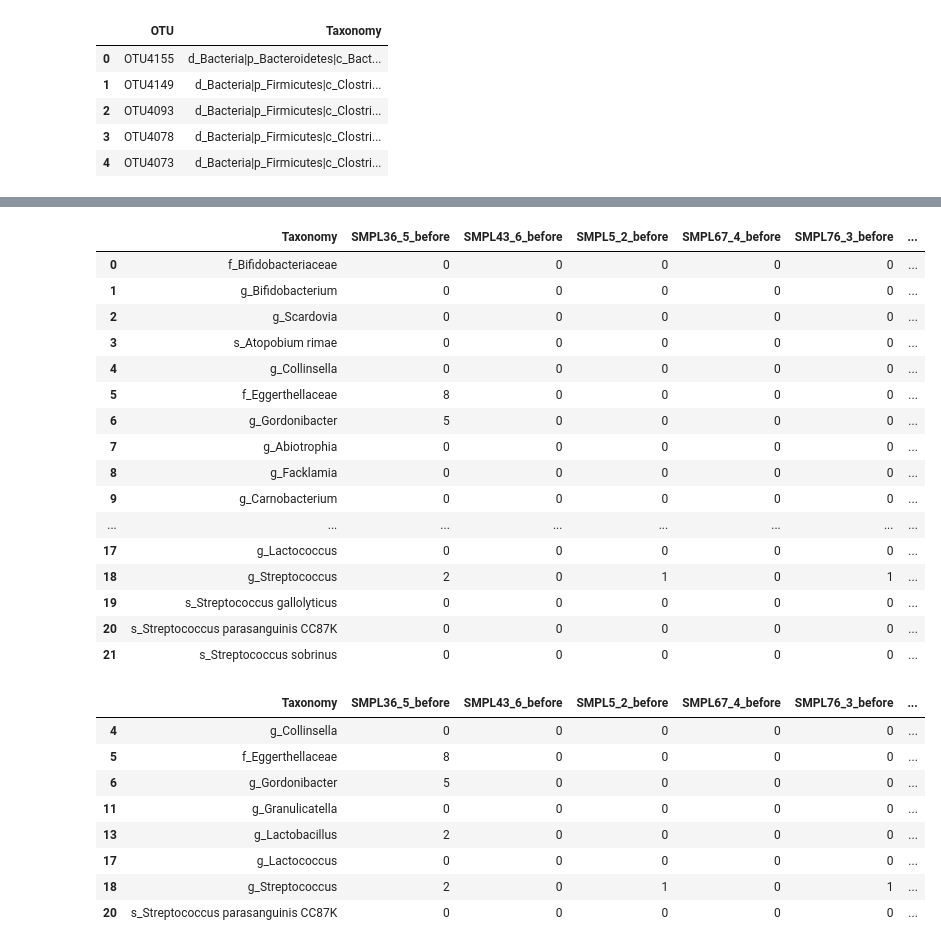
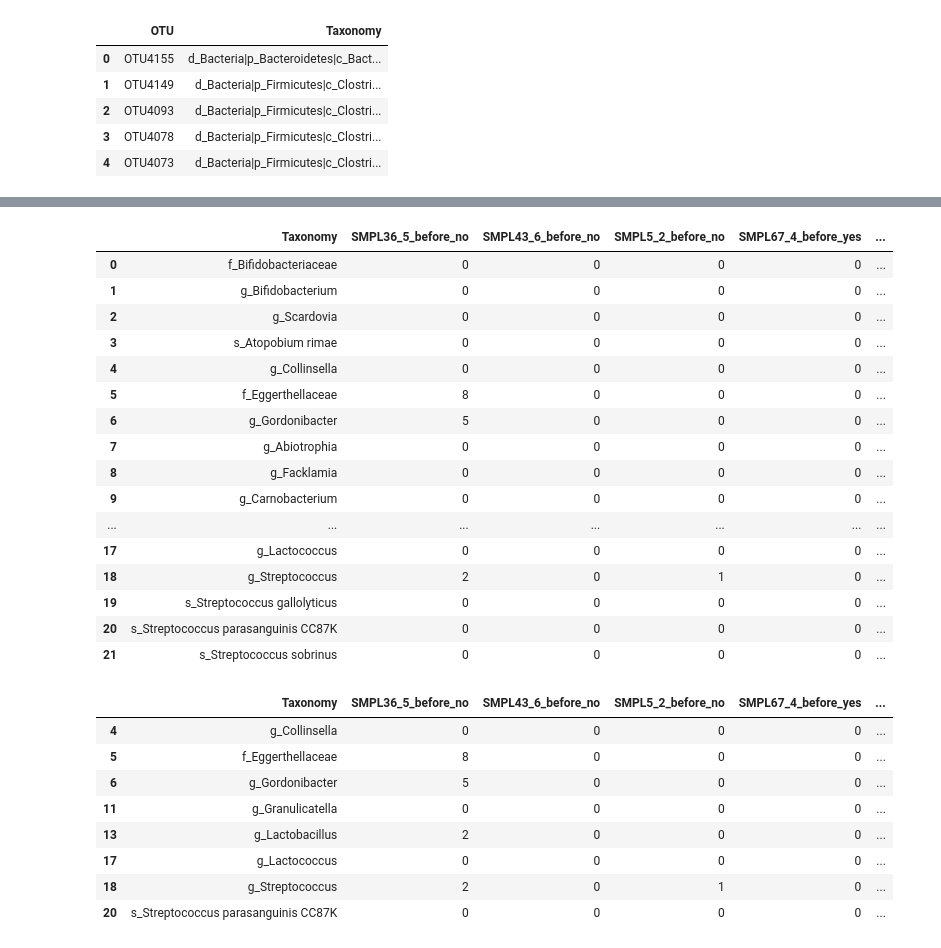
Before and after one commit to M100ika/data_analyzing_04_01_2024, a Jupyter notebook: 14.01.2024.ipynb, the cells around one changed output, grey strips where cells are left out. Cells and saved outputs as stored; diff of their text form; code cells hidden in the pictures.

```diff
--- a/14.01.2024.ipynb
+++ b/14.01.2024.ipynb
@@ -65,9 +65,10 @@ for col in merged_df.columns:
         merged_df = merged_df.rename(columns={col: col.replace('OTU_', 'OTU')})
 
 # Вывод результата
+merged_df_group = merged_df.drop(columns=['GROUP', 'date of birth'])
 merged_df = merged_df.drop(columns=['GROUP', 'date of birth'])
-merged_df.to_csv('dataframes/output/otu/otu_starting.csv', sep='\t')
-merged_df
+
+merged_df_group
 # %% [output]
 |  | SampleID | sample | day of research | OTU1 | OTU2 | OTU3 | OTU4 | OTU5 | OTU6 | OTU7 | ... |
 | 0 | SMPL4 | 1 | 60 | 15 | 3 | 2 | 8 | 123 | 2 | 1 | ... |
@@ -159,6 +190,9 @@ hiera_blast.head()
 | 4 | OTU4073 | d_Bacteria|p_Firmicutes|c_Clostri... |
 # %%
 long_merged_df = pd.melt(merged_df, id_vars=['SampleID','ModifiedSampleID'], var_name='OTU', value_name='Value')
+long_merged_df_group = pd.melt(merged_df_group, id_vars=['SampleID','ModifiedSampleID'], var_name='OTU', value_name='Value')
 
 # Объединяем hiera_blast с long_merged_df по столбцу 'OTU'
 merged_result = pd.merge(hiera_blast, long_merged_df, on='OTU', how='inner')
+merged_df_group_result = pd.merge(hiera_blast, long_merged_df_group, on='OTU', how='inner')
+merged_df_group_result
@@ -165,5 +213,6 @@ merged_result = pd.merge(hiera_blast, long_merged_df, on='OTU', how='inner')
 # %%
 merged_result_lacto_bifido_coll_corio = merged_result[merged_result['Taxonomy'].str.contains('Lactobacillales|Bifidobacteriales|Collinsella|Coriobacteriales', na=False)]
-merged_result_lacto_bifido_coll_corio
+merged_result_lacto_bifido_coll_corio_group = merged_df_group_result[merged_df_group_result['Taxonomy'].str.contains('Lactobacillales|Bifidobacteriales|Collinsella|Coriobacteriales', na=False)]
+merged_result_lacto_bifido_coll_corio_group
 # %% [output]
 |  | OTU | Taxonomy | SampleID | ModifiedSampleID | Value |
@@ -196,5 +245,6 @@ def to_pivot(df):
     return pivot_df
 
 viz_merged = to_pivot(merged_result_lacto_bifido_coll_corio)
-viz_merged
+viz_merged_group = to_pivot(merged_result_lacto_bifido_coll_corio_group)
+viz_merged_group
 # %% [output]
@@ -221,64 +271,70 @@ def rename_columns(column_name):
     parts = column_name.split('_')
     # Удаляем дубликаты, сохраняя порядок
     unique_parts = []
     for part in parts:
         if part not in unique_parts:
             unique_parts.append(part)
     # Объединяем обратно в строку
     return '_'.join(unique_parts)
 
 def reorder_columns(df):
     # Сортируем столбцы, начинающиеся на 'before'
     before_cols = sorted([col for col in df.columns if '_before' in col])
     # Сортируем столбцы, начинающиеся на 'after'
     after_cols = sorted([col for col in df.columns if '_after' in col])
     # Собираем столбцы, не содержащие 'before' или 'after'
     other_cols = [col for col in df.columns if col not in before_cols + after_cols]
     # Объединяем все в правильном порядке
     return df[other_cols + before_cols + after_cols]
 
 def clean_and_extract_last_taxa(taxonomy):
     # Удаление частей, оканчивающихся на '_?'
     cleaned_parts = [part for part in taxonomy.split('|') if not part.endswith('_?')]
     # Возврат последнего элемента из очищенных частей
     return cleaned_parts[-1] if cleaned_parts else ''
 
+viz_merged_group.columns = [rename_columns(col) for col in viz_merged_group.columns]
+viz_merged_group_final = reorder_columns(viz_merged_group)
+viz_merged_group_final['Taxonomy'] = viz_merged_group_final['Taxonomy'].apply(clean_and_extract_last_taxa)
+
 
 viz_merged.columns = [rename_columns(col) for col in viz_merged.columns]
 viz_merged_final = reorder_columns(viz_merged)
 viz_merged_final['Taxonomy'] = viz_merged_final['Taxonomy'].apply(clean_and_extract_last_taxa)
-viz_merged_final
+viz_merged_group_final
 # %% [output]
-|  | Taxonomy | SMPL36_5_before | SMPL43_6_before | SMPL5_2_before | SMPL67_4_before | SMPL76_3_before | ... |
-| 0 | f_Bifidobacteriaceae | 0 | 0 | 0 | 0 | 0 | ... |
-| 1 | g_Bifidobacterium | 0 | 0 | 0 | 0 | 0 | ... |
-| 2 | g_Scardovia | 0 | 0 | 0 | 0 | 0 | ... |
-| 3 | s_Atopobium rimae | 0 | 0 | 0 | 0 | 0 | ... |
-| 4 | g_Collinsella | 0 | 0 | 0 | 0 | 0 | ... |
-| 5 | f_Eggerthellaceae | 8 | 0 | 0 | 0 | 0 | ... |
-| 6 | g_Gordonibacter | 5 | 0 | 0 | 0 | 0 | ... |
-| 7 | g_Abiotrophia | 0 | 0 | 0 | 0 | 0 | ... |
-| 8 | g_Facklamia | 0 | 0 | 0 | 0 | 0 | ... |
-| 9 | g_Carnobacterium | 0 | 0 | 0 | 0 | 0 | ... |
-| ... | ... | ... | ... | ... | ... | ... | ... |
-| 17 | g_Lactococcus | 0 | 0 | 0 | 0 | 0 | ... |
-| 18 | g_Streptococcus | 2 | 0 | 1 | 0 | 1 | ... |
-| 19 | s_Streptococcus gallolyticus | 0 | 0 | 0 | 0 | 0 | ... |
-| 20 | s_Streptococcus parasanguinis CC87K | 0 | 0 | 0 | 0 | 0 | ... |
-| 21 | s_Streptococcus sobrinus | 0 | 0 | 0 | 0 | 0 | ... |
+|  | Taxonomy | SMPL36_5_before_no | SMPL43_6_before_no | SMPL5_2_before_no | SMPL67_4_before_yes | ... |
+| 0 | f_Bifidobacteriaceae | 0 | 0 | 0 | 0 | ... |
+| 1 | g_Bifidobacterium | 0 | 0 | 0 | 0 | ... |
+| 2 | g_Scardovia | 0 | 0 | 0 | 0 | ... |
+| 3 | s_Atopobium rimae | 0 | 0 | 0 | 0 | ... |
+| 4 | g_Collinsella | 0 | 0 | 0 | 0 | ... |
+| 5 | f_Eggerthellaceae | 8 | 0 | 0 | 0 | ... |
+| 6 | g_Gordonibacter | 5 | 0 | 0 | 0 | ... |
+| 7 | g_Abiotrophia | 0 | 0 | 0 | 0 | ... |
+| 8 | g_Facklamia | 0 | 0 | 0 | 0 | ... |
+| 9 | g_Carnobacterium | 0 | 0 | 0 | 0 | ... |
+| ... | ... | ... | ... | ... | ... | ... |
+| 17 | g_Lactococcus | 0 | 0 | 0 | 0 | ... |
+| 18 | g_Streptococcus | 2 | 0 | 1 | 0 | ... |
+| 19 | s_Streptococcus gallolyticus | 0 | 0 | 0 | 0 | ... |
+| 20 | s_Streptococcus parasanguinis CC87K | 0 | 0 | 0 | 0 | ... |
+| 21 | s_Streptococcus sobrinus | 0 | 0 | 0 | 0 | ... |
 # %%
 # Удаление строк, где все значения, кроме 'Taxonomy', равны нулю
 viz_merged_final = viz_merged_final.loc[viz_merged_final.drop('Taxonomy', axis=1).sum(axis=1) > 0]
 
+viz_merged_group_final = viz_merged_group_final.loc[viz_merged_group_final.drop('Taxonomy', axis=1).sum(axis=1) > 0]
+
 # Проверка результата
-viz_merged_final
+viz_merged_group_final
 # %% [output]
-|  | Taxonomy | SMPL36_5_before | SMPL43_6_before | SMPL5_2_before | SMPL67_4_before | SMPL76_3_before | ... |
-| 4 | g_Collinsella | 0 | 0 | 0 | 0 | 0 | ... |
-| 5 | f_Eggerthellaceae | 8 | 0 | 0 | 0 | 0 | ... |
-| 6 | g_Gordonibacter | 5 | 0 | 0 | 0 | 0 | ... |
-| 11 | g_Granulicatella | 0 | 0 | 0 | 0 | 0 | ... |
-| 13 | g_Lactobacillus | 2 | 0 | 0 | 0 | 0 | ... |
-| 17 | g_Lactococcus | 0 | 0 | 0 | 0 | 0 | ... |
-| 18 | g_Streptococcus | 2 | 0 | 1 | 0 | 1 | ... |
-| 20 | s_Streptococcus parasanguinis CC87K | 0 | 0 | 0 | 0 | 0 | ... |
+|  | Taxonomy | SMPL36_5_before_no | SMPL43_6_before_no | SMPL5_2_before_no | SMPL67_4_before_yes | ... |
+| 4 | g_Collinsella | 0 | 0 | 0 | 0 | ... |
+| 5 | f_Eggerthellaceae | 8 | 0 | 0 | 0 | ... |
+| 6 | g_Gordonibacter | 5 | 0 | 0 | 0 | ... |
+| 11 | g_Granulicatella | 0 | 0 | 0 | 0 | ... |
+| 13 | g_Lactobacillus | 2 | 0 | 0 | 0 | ... |
+| 17 | g_Lactococcus | 0 | 0 | 0 | 0 | ... |
+| 18 | g_Streptococcus | 2 | 0 | 1 | 0 | ... |
+| 20 | s_Streptococcus parasanguinis CC87K | 0 | 0 | 0 | 0 | ... |
```
Also changed, not shown: parts of 7 cells of this notebook, 11 other files.
